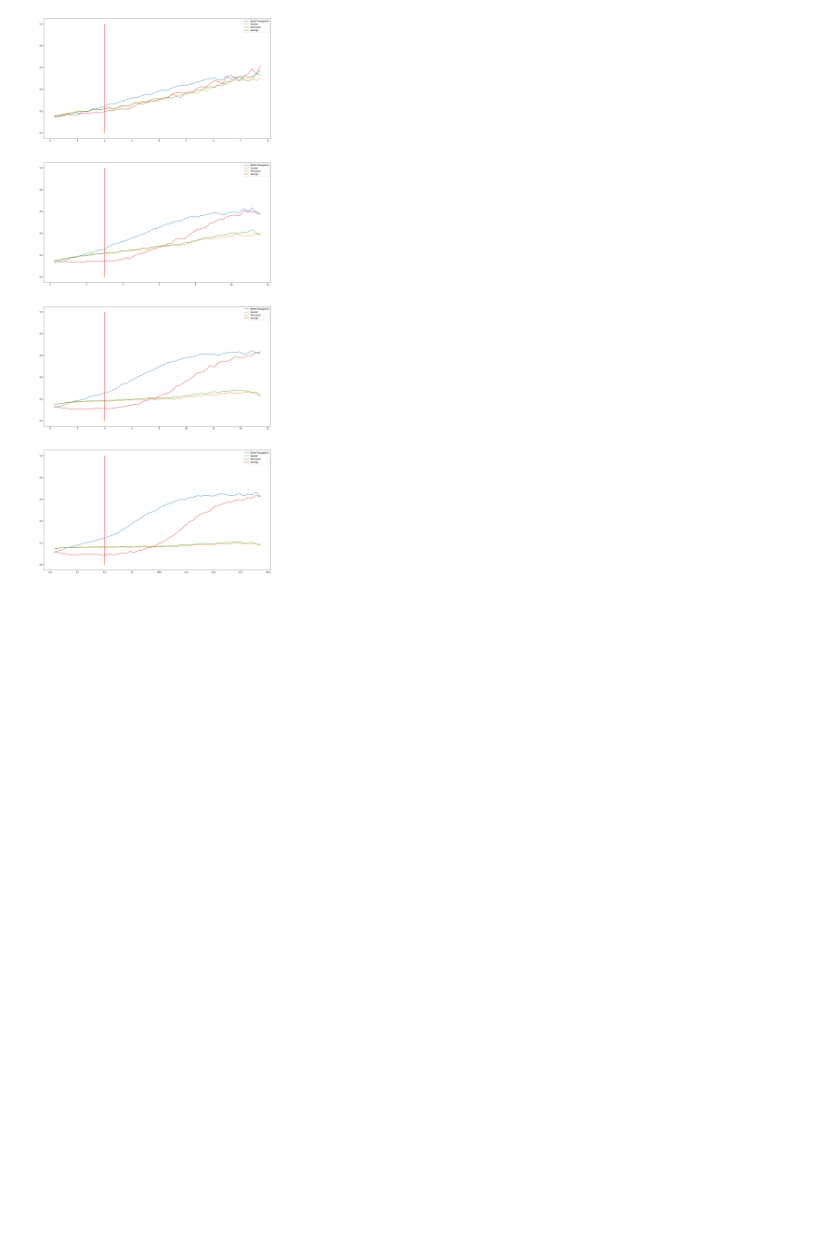
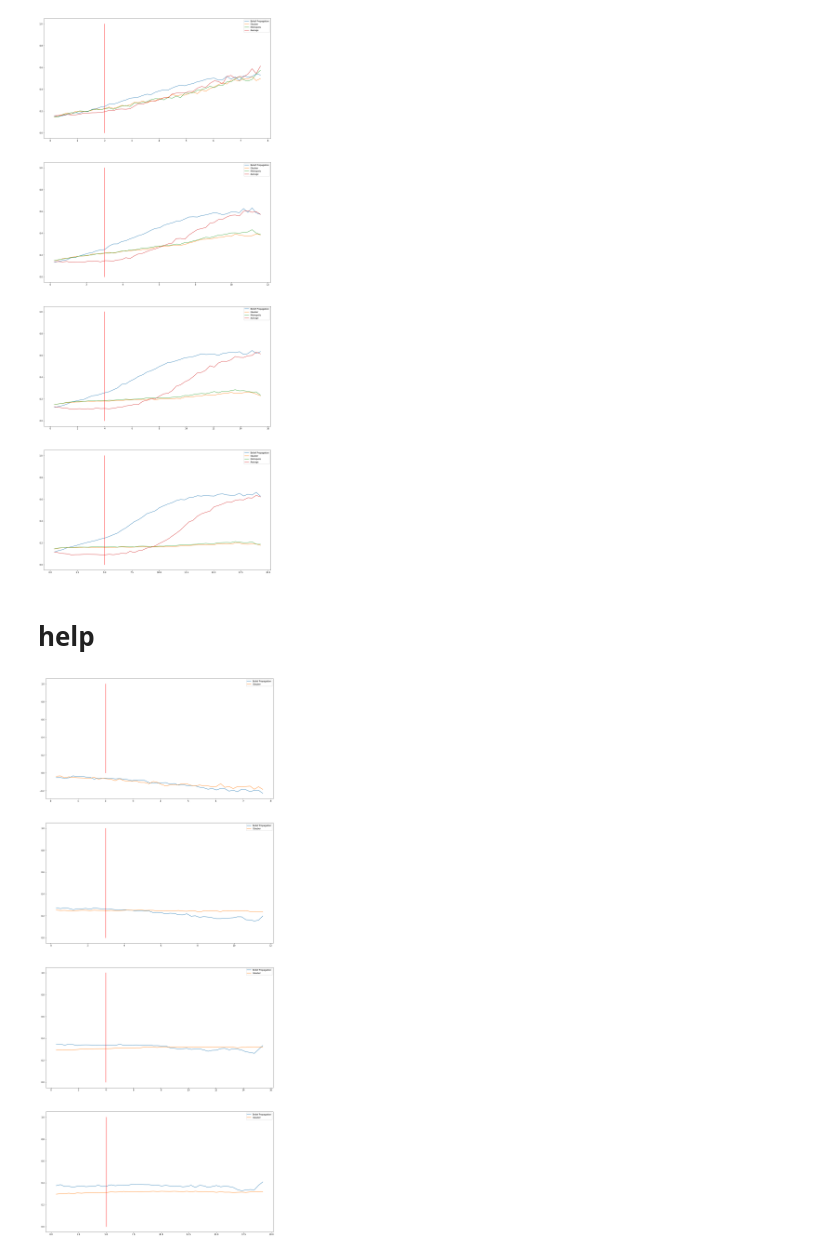
Before and after one commit to JAHanley/finalProject, a Jupyter notebook: data/visualise.ipynb, the cells around one changed output. Drawn from its saved outputs; the diff is of its cells as text; code cells hidden in the pictures; blank space fills up the shorter version.

```diff
--- a/data/visualise.ipynb
+++ b/data/visualise.ipynb
@@ -78,3 +74,70 @@ for i,set in enumerate(data_Sets):
     ax[i].legend()
 # %% [output]
 [figure]
+# %% [markdown]
+# help
+# %%
+raw_data = [pd.read_csv("./"+ f+"_data.csv") for f in files]
+#rawData=pd.read_csv("./Average_data.csv")
+detection = raw_data[1:3]
+raw_data = [raw_data[0],raw_data[0]]
+
+qs = np.unique(raw_data[0]['q'])
+data_Sets = []
+detection_Sets = []
+max_ps = 0
+for q in qs:
+
+    q_set = [(set.loc[set['q']== q]) for set in raw_data]
+    data_Sets.append(q_set)
+
+    q_set = [(set.loc[set['q']== q]) for set in detection]
+    detection_Sets.append(q_set)
+# %%
+fig,ax = plt.subplots(qs.shape[0],figsize = (20,50))
+
+data = zip(data_Sets,detection_Sets)
+for i,set in enumerate(data):
+    xs = []
+    ys = []
+
+    for df,detection_df in set:
+        Xs = []
+        Ys = []
+        for index,row in df.iterrows():
+            if(index<len(detection_df)):
+                c_in = row['n'] * row['p_in']
+                c_out = row['n'] * row['p_out']
+                q = row['q']
+                n = row['n']
+
+                c = (c_in +(row['q'] -1)*c_out) / row['q']
+
+                repeat_Xs = []
+                repeat_Ys = []
+
+                detection_row = detection_df.iloc[index]
+                for s in ['1','2','3','4','5']:
+                    a = row[s]
+                    b = detection_row[s]
+                    repeat_Ys.append(a * (1-b) + (1-a)*b)
+
+                Xs.append(metric(c_in,c_out,c,q,n))
+                y_calc = (q*np.mean(repeat_Ys) -1)/(q-1)
+                Ys.append(y_calc)#np.mean(repeat_Ys))
+
+        Xs,Ys = binning(Xs,Ys)
+
+        xs.append(Xs)
+        ys.append(Ys)
+
+    k_s =row['q']
+
+
+    #ax[i].plot(xs,ys)
+    for x,y,f in zip(xs,ys,files):
+        ax[i].plot(x,y,label = f)
+    ax[i].plot([k_s,k_s],[0,1],c='r')
+    ax[i].legend()
+# %% [output]
+[figure, added]
```
Also changed, not shown: parts of 3 cells of this notebook, 15 other files.
